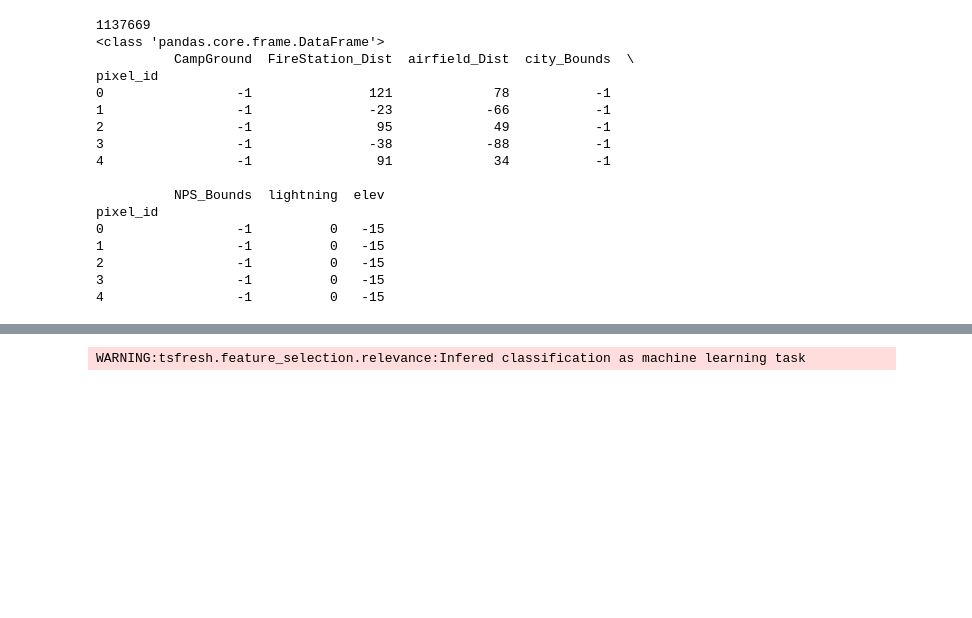
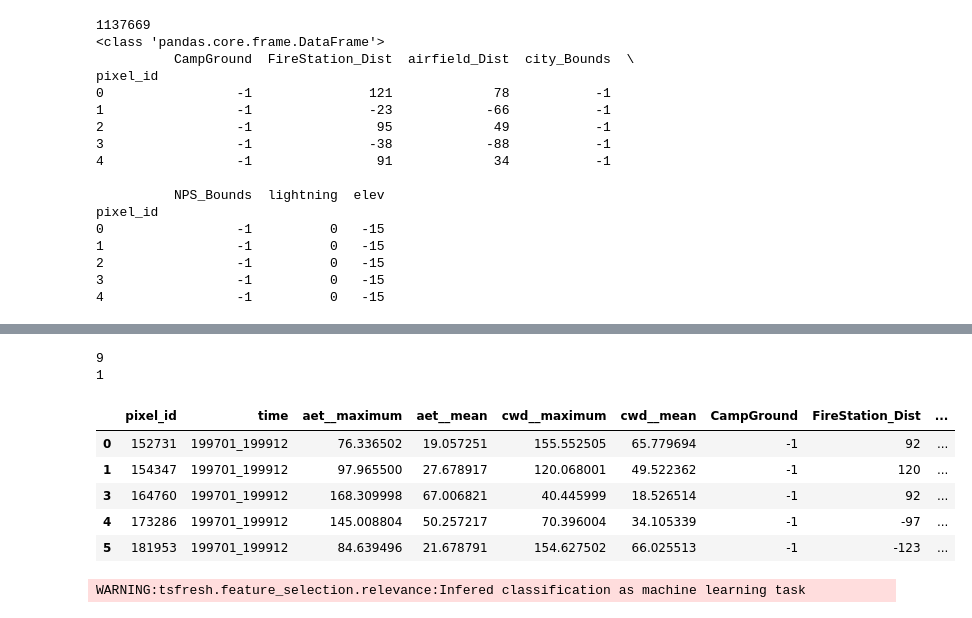
Before and after one commit to isaacWpark/wildfire_FRAP, a Jupyter notebook: Workflow/Window_Workflow_MultiYear_FullData_Dev.ipynb, the cells around one changed output, grey strips where cells are left out. Cells and saved outputs as stored; diff of their text form; code cells hidden in the pictures; blank space fills up the shorter version.

Commit message:
spatial and temporal test_train splits correctly partitioned

```diff
--- a/Workflow/Window_Workflow_MultiYear_FullData_Dev.ipynb
+++ b/Workflow/Window_Workflow_MultiYear_FullData_Dev.ipynb
@@ -237,27 +270,56 @@ target_Data.head()
 # %%
+#select out test/training data for each iteration by pixels, years, and both
+#(test against temporally alien, spatially alien,and completely alien conditions)
+
 for x in range(pixel_testgroups):
-    #select out test/training data for each iteration by pixels
+
 
 
     for y in range(year_testgroups):
         trainData_X = combined_Data[combined_Data['test_group_pixels'] != x]
         trainData_X = trainData_X[trainData_X['test_group_years'] != y]
 
-        trainData_y = combined_Data[combined_Data['test_group_pixels'] != x]
+        trainData_y = target_Data[target_Data['test_group_pixels'] != x]
         trainData_y = trainData_y[trainData_y['test_group_years'] != y]
 
 
         testData_X_pixels_years = combined_Data[combined_Data['test_group_pixels'] == x]
-        testData_X_pixels_years = testData_X_pixels[testData_X_pixels['test_group_years'] == y]
+        testData_X_pixels_years = testData_X_pixels_years[testData_X_pixels_years['test_group_years'] == y]
 
-        testData_y_pixels = combined_Data[combined_Data['test_group_pixels'] == x]
-        testData_y_pixels = trainData_y_pixels[trainData_y_pixels['test_group_years'] != y]
+        testData_X_pixels = combined_Data[combined_Data['test_group_pixels'] == x]
+        testData_X_pixels = testData_X_pixels[testData_X_pixels['test_group_years'] != y]
 
-        testData_y_years = combined_Data[combined_Data['test_group_pixels'] != x]
-        testData_y_years = trainData_y_pixels[trainData_y_pixels['test_group_years'] == y]
+        testData_X_years = combined_Data[combined_Data['test_group_pixels'] != x]
+        testData_X_years = testData_X_years[testData_X_years['test_group_years'] == y]
+
+
+
+        testData_y_pixels_years = target_Data[target_Data['test_group_pixels'] == x]
+        testData_y_pixels_years = testData_y_pixels_years[testData_y_pixels_years['test_group_years'] == y]
+
+        testData_y_pixels = target_Data[target_Data['test_group_pixels'] == x]
+        testData_y_pixels = testData_y_pixels[testData_y_pixels['test_group_years'] != y]
+
+        testData_y_years = target_Data[target_Data['test_group_pixels'] != x]
+        testData_y_years = testData_y_years[testData_y_years['test_group_years'] == y]
+
+
 
 
         #select out test/training data for each iteration by years
+# %%
+print(x)
+print(y)
+testData_X_years.head()
+# %% [output]
+9
+1
+|  | pixel_id | time | aet__maximum | aet__mean | cwd__maximum | cwd__mean | CampGround | FireStation_Dist | ... |
+| 0 | 152731 | 199701_199912 | 76.336502 | 19.057251 | 155.552505 | 65.779694 | -1 | 92 | ... |
+| 1 | 154347 | 199701_199912 | 97.965500 | 27.678917 | 120.068001 | 49.522362 | -1 | 120 | ... |
+| 3 | 164760 | 199701_199912 | 168.309998 | 67.006821 | 40.445999 | 18.526514 | -1 | 92 | ... |
+| 4 | 173286 | 199701_199912 | 145.008804 | 50.257217 | 70.396004 | 34.105339 | -1 | -97 | ... |
+| 5 | 181953 | 199701_199912 | 84.639496 | 21.678791 | 154.627502 | 66.025513 | -1 | -123 | ... |
 # %%
 ###################
 # %%
```
Also changed, not shown: parts of 5 cells of this notebook.
